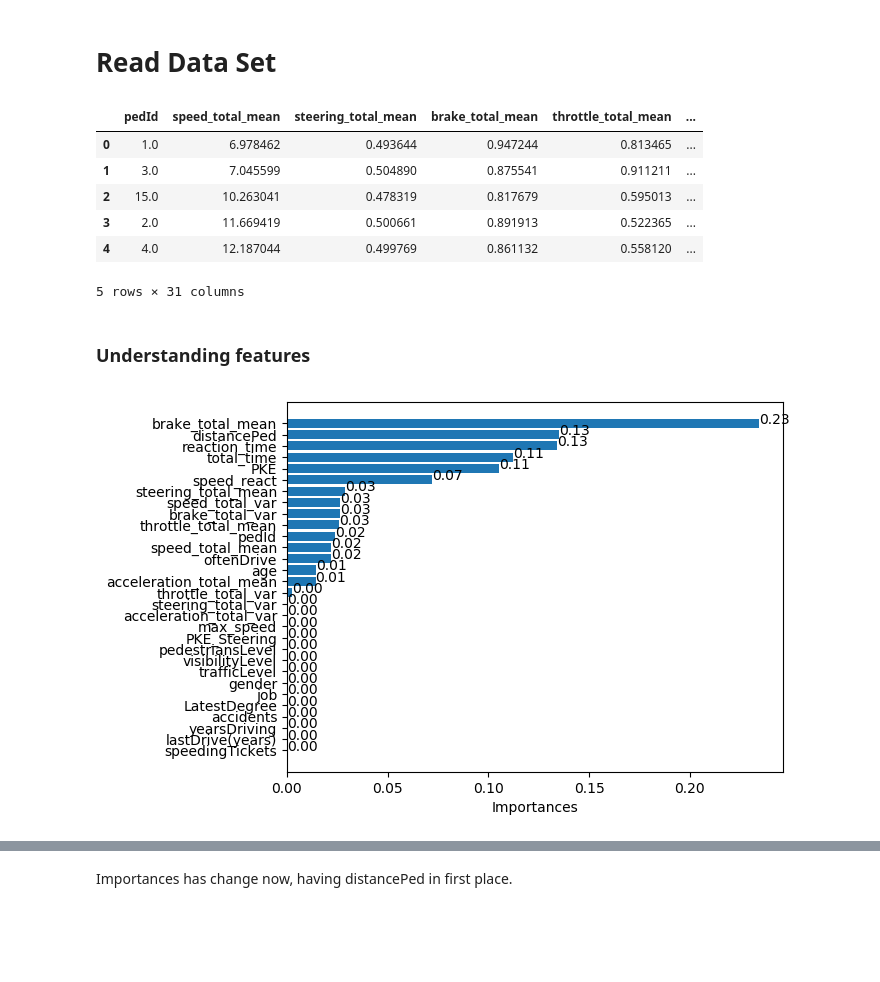
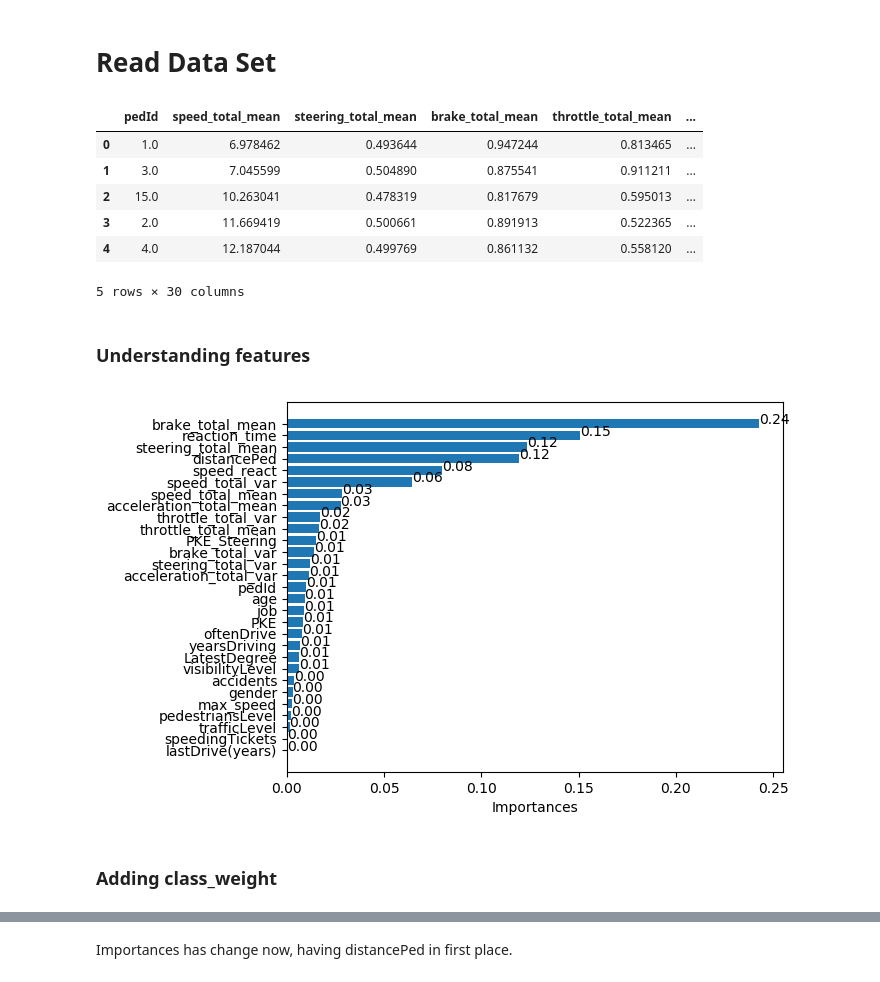
Before and after one commit to jcostamagna/tesisPresentacion, a Jupyter notebook: Thesis_fixed_time_data_top_5_features.ipynb, the cells around one changed output, grey strips where cells are left out. Cells and saved outputs as stored; diff of their text form; code cells hidden in the pictures; blank space fills up the shorter version.

Commit message:
Add notebooks without total_time column

```diff
--- a/Thesis_fixed_time_data_top_5_features.ipynb
+++ b/Thesis_fixed_time_data_top_5_features.ipynb
@@ -20,6 +20,7 @@ from plot_classification_report import plot_classification_report
 # Read Data Set
 # %%
 df = pd.read_csv("mergeData_fixed_time.csv")
+df = df.drop('total_time', axis=1)
 df.head()
 # %% [output]
 |  | pedId | speed_total_mean | steering_total_mean | brake_total_mean | throttle_total_mean | ... |
@@ -28,38 +29,54 @@ df.head()
 | 2 | 15.0 | 10.263041 | 0.478319 | 0.817679 | 0.595013 | ... |
 | 3 | 2.0 | 11.669419 | 0.500661 | 0.891913 | 0.522365 | ... |
 | 4 | 4.0 | 12.187044 | 0.499769 | 0.861132 | 0.558120 | ... |
-5 rows × 31 columns
+5 rows × 30 columns
 # %% [markdown]
 ### Understanding features
 # %%
 from sklearn.tree import DecisionTreeClassifier
+
+
+def feature_importance_plot(data, repeat=1000, class_weight=None):
+    X = data.drop('hadCollision', axis=1)
+    Y = data['hadCollision']
+    result = []
+
+    for i in range(1, repeat):
+        classifier = DecisionTreeClassifier(class_weight=class_weight)
+        classifier.fit(X, Y)
+        result.append(classifier.feature_importances_)
+
+    importances = [sum(x)/repeat for x in zip(*result)]
+
+    plot_importance(X.columns, importances)
+
+def plot_importance(x_columns, feature_importances):
+    importances_zip = zip(x_columns, feature_importances)
+    importances_sorted = sorted(importances_zip, key=lambda tup: tup[1], reverse=True)
+    columns = []
+    importances = []
+    for name, importance in importances_sorted:
+        columns.append(name)
+        importances.append(importance)
+
+    plt.rcdefaults()
+    fig, ax = plt.subplots()
+
+    ax.barh(columns, importances, align='center')
+    for index,value in enumerate(importances):
+        ax.text(value, index, str("{:.2f}".format(value)))
+
+    ax.set_yticks(x_columns)
+    ax.set_yticklabels(x_columns)
+    ax.invert_yaxis()  # labels read top-to-bottom
+    ax.set_xlabel('Importances')
+
+    plt.show()
+
 data = df.copy()
-X = data.drop('hadCollision', axis=1)
-Y = data['hadCollision']
 
-classifier = DecisionTreeClassifier()
-classifier.fit(X, Y)
-
-importances_zip = zip(X.columns, classifier.feature_importances_)
-importances_sorted = sorted(importances_zip, key=lambda tup: tup[1], reverse=True)
-columns = []
-importances = []
-for name, importance in importances_sorted:
-    columns.append(name)
-    importances.append(importance)
-
-plt.rcdefaults()
-fig, ax = plt.subplots()
-
-ax.barh(columns, importances, align='center')
-for index,value in enumerate(importances):
-    ax.text(value, index, str("{:.2f}".format(value)))
-
-ax.set_yticks(X.columns)
-ax.set_yticklabels(X.columns)
-ax.invert_yaxis()  # labels read top-to-bottom
-ax.set_xlabel('Importances')
-
-plt.show()
+feature_importance_plot(data)
 # %% [output]
-[figure, old version]
+[figure, new version]
+# %% [markdown]
+### Adding class_weight
```
Also changed, not shown: parts of 28 cells of this notebook, 1 other file.
